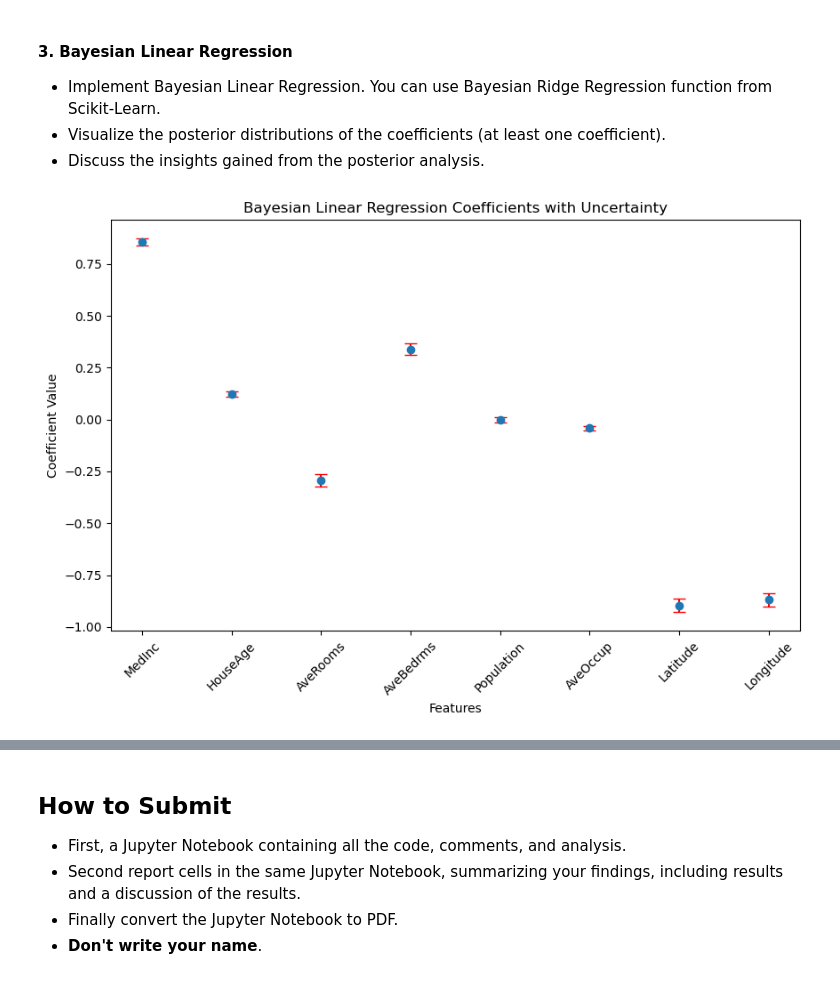
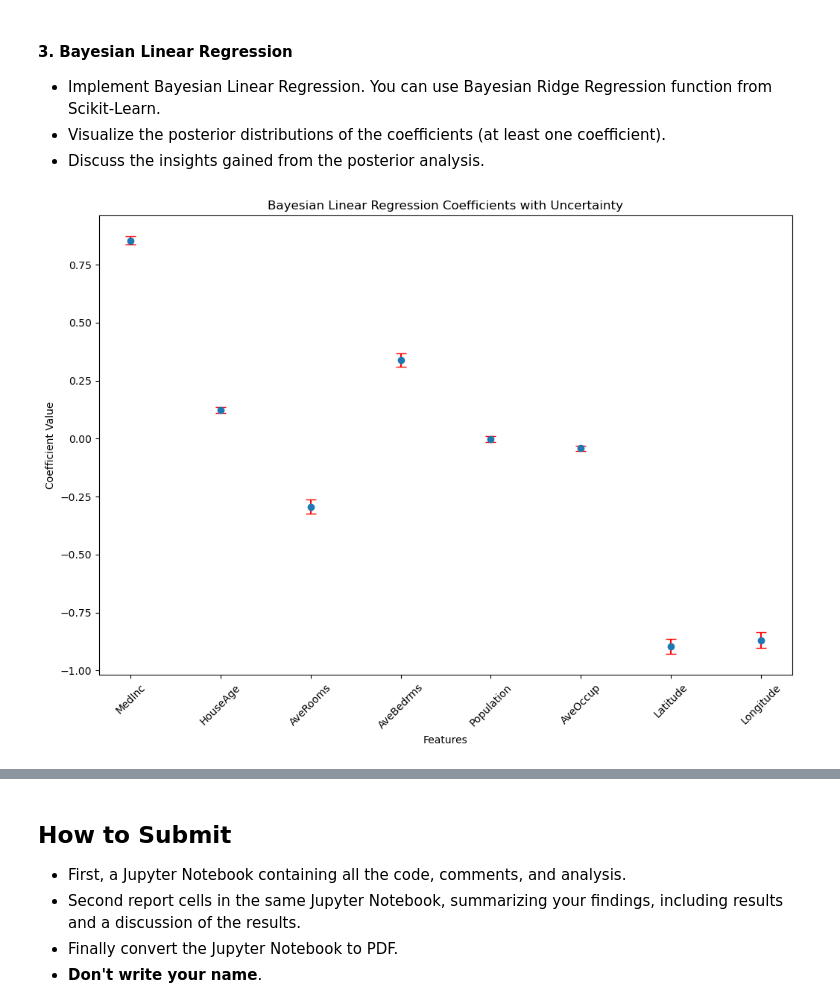
Before and after one commit to asgerbo/Advanced_ML, a Jupyter notebook: assignment_2/Lab_02.ipynb, the cells around one changed output, grey strips where cells are left out. Saved outputs shown, nothing was run; the diff lists cells and outputs as text; code cells hidden in the pictures.

```diff
--- a/assignment_2/Lab_02.ipynb
+++ b/assignment_2/Lab_02.ipynb
@@ -149,23 +98,23 @@ RMSE for laplacian kernel: 0.4720307071687382
 # %%
 bayesian_model = BayesianRidge()
 bayesian_model.fit(X_train_scaled, y_train)
 y_pred_bayesian = bayesian_model.predict(X_test_scaled)
 
 
 # Extract the standard deviation of the coefficients
 std_dev_coef = np.sqrt(np.diag(bayesian_model.sigma_))
 
 # Plotting
-plt.figure(figsize=(10, 6))
+plt.figure(figsize=(12, 8))
 plt.errorbar(range(len(bayesian_model.coef_)), bayesian_model.coef_,
              yerr=1.96*std_dev_coef, #  to approximate the 95% confidence interval for the coefficients.  95% of the values lie within approximately 1.96 standard deviations from the mean.(coefficient - 1.96 * std_dev)
              fmt='o',
              ecolor='r',
              capsize=5)
 plt.xticks(range(len(bayesian_model.coef_)), data.feature_names, rotation=45)
 plt.xlabel('Features')
 plt.ylabel('Coefficient Value')
 plt.title('Bayesian Linear Regression Coefficients with Uncertainty')
 plt.show()
 # %% [output]
-[figure, old version]
+[figure, new version]
```
Also changed, not shown: parts of 30 cells of this notebook.
